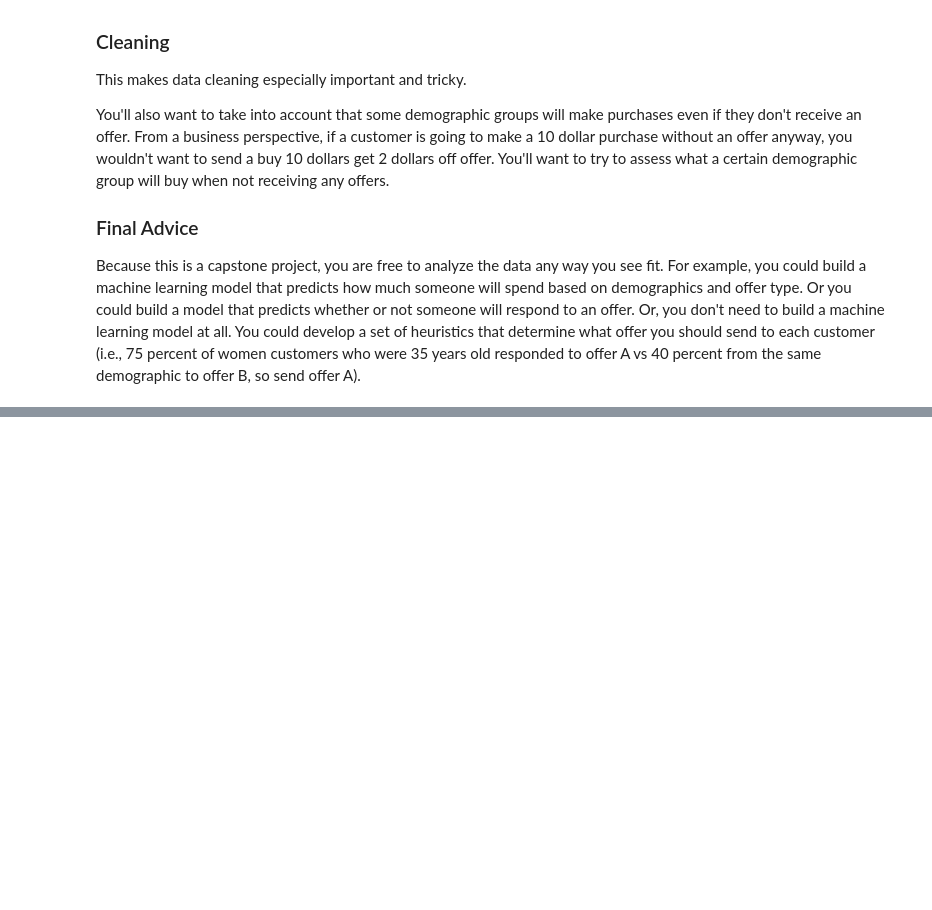
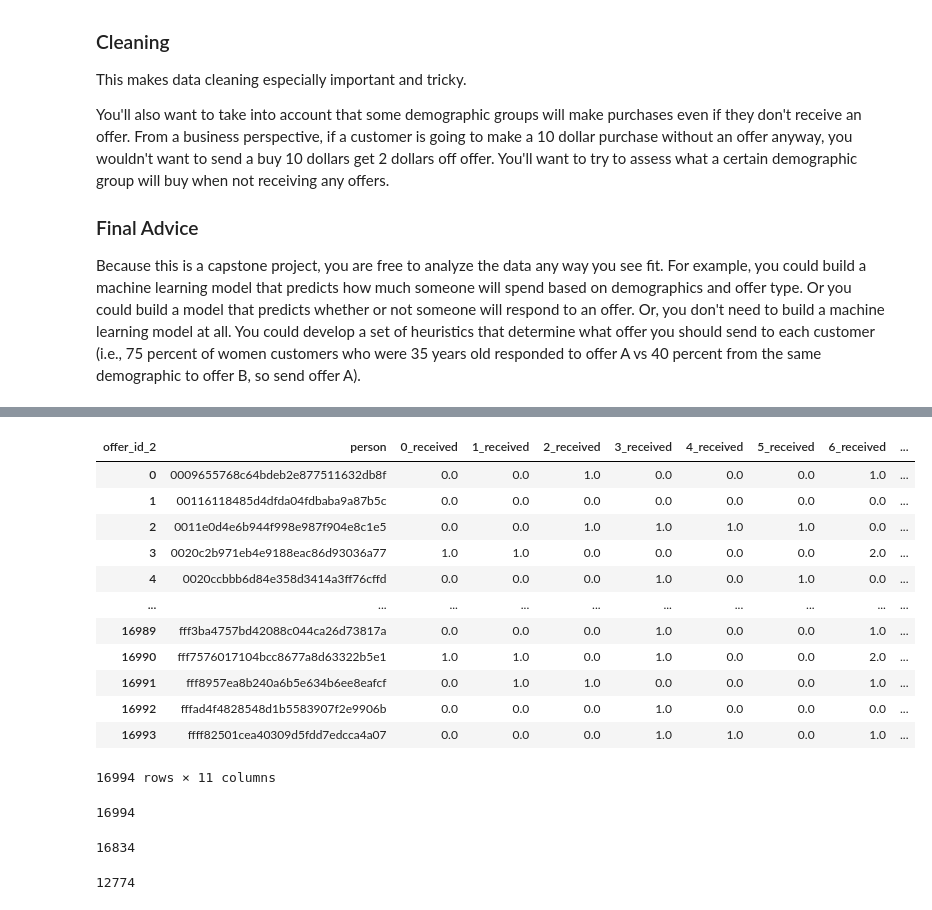
Before and after one commit to sandytat03/starbucks_dsnd_project, a Jupyter notebook: Starbucks_Capstone_notebook.ipynb, the cells around one changed output, grey strips where cells are left out. Saved outputs shown, nothing was run; the diff lists cells and outputs as text; code cells hidden in the pictures; blank space fills up the shorter version.

```diff
--- a/Starbucks_Capstone_notebook.ipynb
+++ b/Starbucks_Capstone_notebook.ipynb
@@ -125,0 +137,2 @@ transcript[transcript.duplicated(subset=['person'], keep=False)]
+# %%
+offer_id_2_dict = {list(portfolio['id'])[i]: list(portfolio['offer_id_2'])[i] for i in range(len(list(portfolio['id'])))}
@@ -125,0 +173,11 @@ transcript[transcript.duplicated(subset=['person'], keep=False)]
+# %%
+offer_received = transcript[transcript['event'] == 'offer received']
+offer_received = offer_received.reset_index()
+
+offer_id_values = []
+
+for i in range(len(offer_received)):
+    offer_id_value = offer_received.value.values[i].get('offer id')
+    offer_id_values.append(offer_id_value)
+
+offer_received['offer_id_value'] = offer_id_values
@@ -125,0 +214,4 @@ transcript[transcript.duplicated(subset=['person'], keep=False)]
+# %%
+# create a new column for simplier offer id using offer_id_2_dict dictionary
+offer_received['offer_id_2'] = offer_received['offer_id_value']
+offer_received['offer_id_2'].replace(offer_id_2_dict, inplace=True)
@@ -125,0 +290,32 @@ transcript[transcript.duplicated(subset=['person'], keep=False)]
+# %%
+# number of offer received of each offer type by customer
+offer_received_bycus = offer_received.groupby(['person','offer_id_2'])['event'].count().unstack().reset_index()
+offer_received_bycus.rename(columns={
+    0:'0_received',
+    1:'1_received',
+    2:'2_received',
+    3:'3_received',
+    4:'4_received',
+    5:'5_received',
+    6:'6_received',
+    7:'7_received',
+    8:'8_received',
+    9:'9_received',
+}, inplace=True)
+# %%
+offer_received_bycus.fillna(0, inplace=True)
+offer_received_bycus
+# %% [output]
+| offer_id_2 | person | 0_received | 1_received | 2_received | 3_received | 4_received | 5_received | 6_received | ... |
+| 0 | 0009655768c64bdeb2e877511632db8f | 0.0 | 0.0 | 1.0 | 0.0 | 0.0 | 0.0 | 1.0 | ... |
+| 1 | 00116118485d4dfda04fdbaba9a87b5c | 0.0 | 0.0 | 0.0 | 0.0 | 0.0 | 0.0 | 0.0 | ... |
+| 2 | 0011e0d4e6b944f998e987f904e8c1e5 | 0.0 | 0.0 | 1.0 | 1.0 | 1.0 | 1.0 | 0.0 | ... |
+| 3 | 0020c2b971eb4e9188eac86d93036a77 | 1.0 | 1.0 | 0.0 | 0.0 | 0.0 | 0.0 | 2.0 | ... |
+| 4 | 0020ccbbb6d84e358d3414a3ff76cffd | 0.0 | 0.0 | 0.0 | 1.0 | 0.0 | 1.0 | 0.0 | ... |
+| ... | ... | ... | ... | ... | ... | ... | ... | ... | ... |
+| 16989 | fff3ba4757bd42088c044ca26d73817a | 0.0 | 0.0 | 0.0 | 1.0 | 0.0 | 0.0 | 1.0 | ... |
+| 16990 | fff7576017104bcc8677a8d63322b5e1 | 1.0 | 1.0 | 0.0 | 1.0 | 0.0 | 0.0 | 2.0 | ... |
+| 16991 | fff8957ea8b240a6b5e634b6ee8eafcf | 0.0 | 1.0 | 1.0 | 0.0 | 0.0 | 0.0 | 1.0 | ... |
+| 16992 | fffad4f4828548d1b5583907f2e9906b | 0.0 | 0.0 | 0.0 | 1.0 | 0.0 | 0.0 | 0.0 | ... |
+| 16993 | ffff82501cea40309d5fdd7edcca4a07 | 0.0 | 0.0 | 0.0 | 1.0 | 1.0 | 0.0 | 1.0 | ... |
+16994 rows × 11 columns
@@ -125,0 +352,12 @@ transcript[transcript.duplicated(subset=['person'], keep=False)]
+# %%
+offer_received_bycus.shape[0]
+# %% [output]
+16994
+# %%
+offer_viewed_bycus.shape[0]
+# %% [output]
+16834
+# %%
+offer_completed_bycus.shape[0]
+# %% [output]
+12774
```
Also changed, not shown: parts of 61 cells of this notebook.
